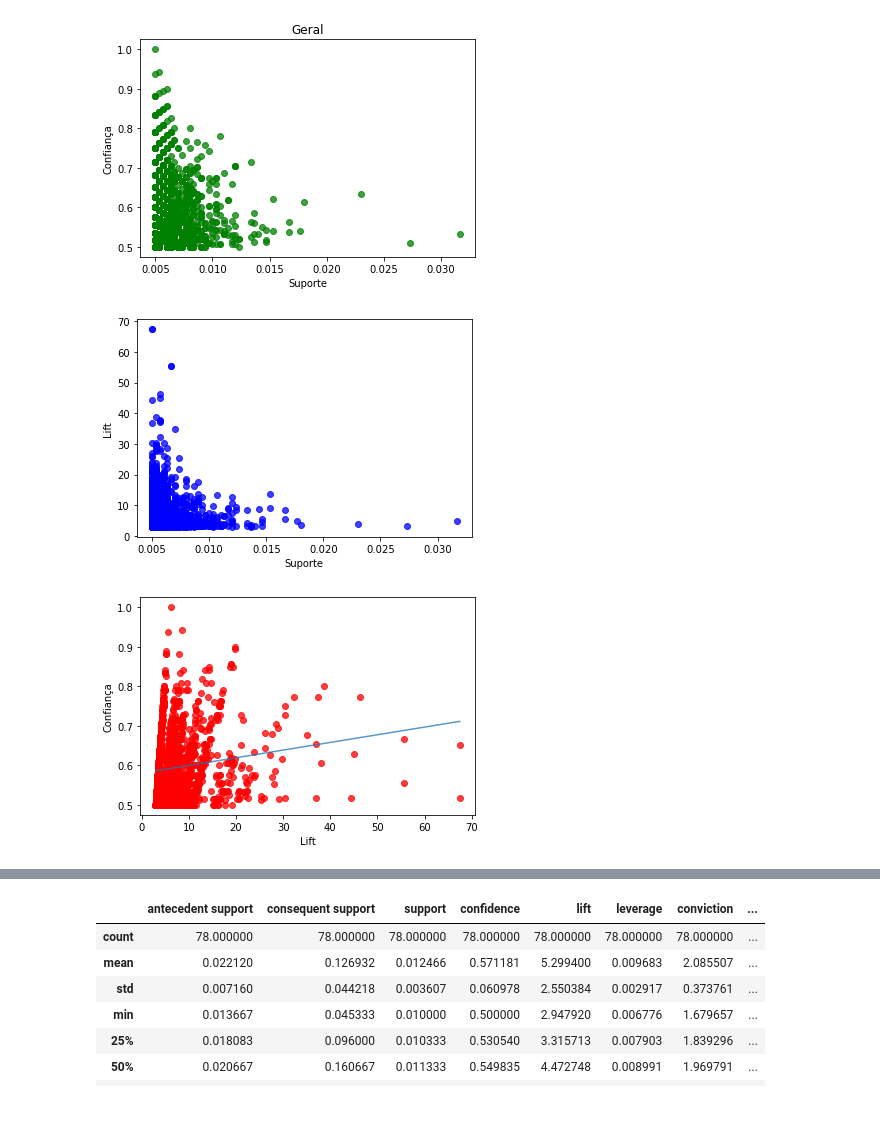
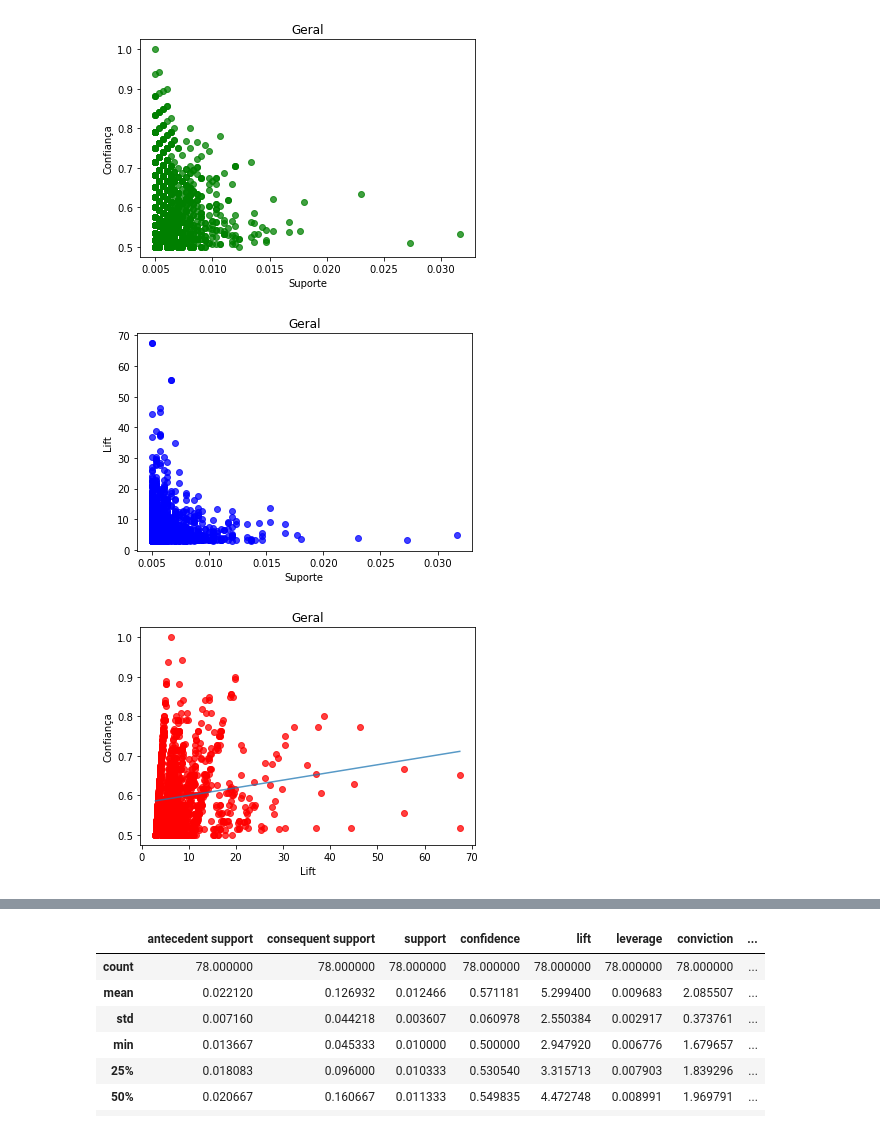
Before and after one commit to usr-bin32/data-mining-assignments, a Jupyter notebook: p2/notebook.ipynb, the cells around one changed output, grey strips where cells are left out. Drawn from its saved outputs; the diff is of its cells as text; code cells hidden in the pictures.

```diff
--- a/p2/notebook.ipynb
+++ b/p2/notebook.ipynb
@@ -193,10 +197,11 @@ plt.show()
 # %%
 plt.scatter(rules["support"], rules["lift"], alpha=0.75, c="b")
 plt.xlabel("Suporte")
 plt.ylabel("Lift")
+plt.title("Geral")
 plt.show()
 # %% [output]
-[figure, old version]
+[figure, new version]
 # %%
 fit = np.polyfit(rules["lift"], rules["confidence"], 1)
 fit_fn = np.poly1d(fit)
@@ -210,9 +215,10 @@ plt.plot(
 )
 plt.xlabel("Lift")
 plt.ylabel("Confiança")
+plt.title("Geral")
 plt.show()
 # %% [output]
-[figure, old version]
+[figure, new version]
 # %%
 itemsets = get_itemsets(df_t, min_support=0.01, name="all")
 itemsets
```
Also changed, not shown: parts of 15 cells of this notebook.
